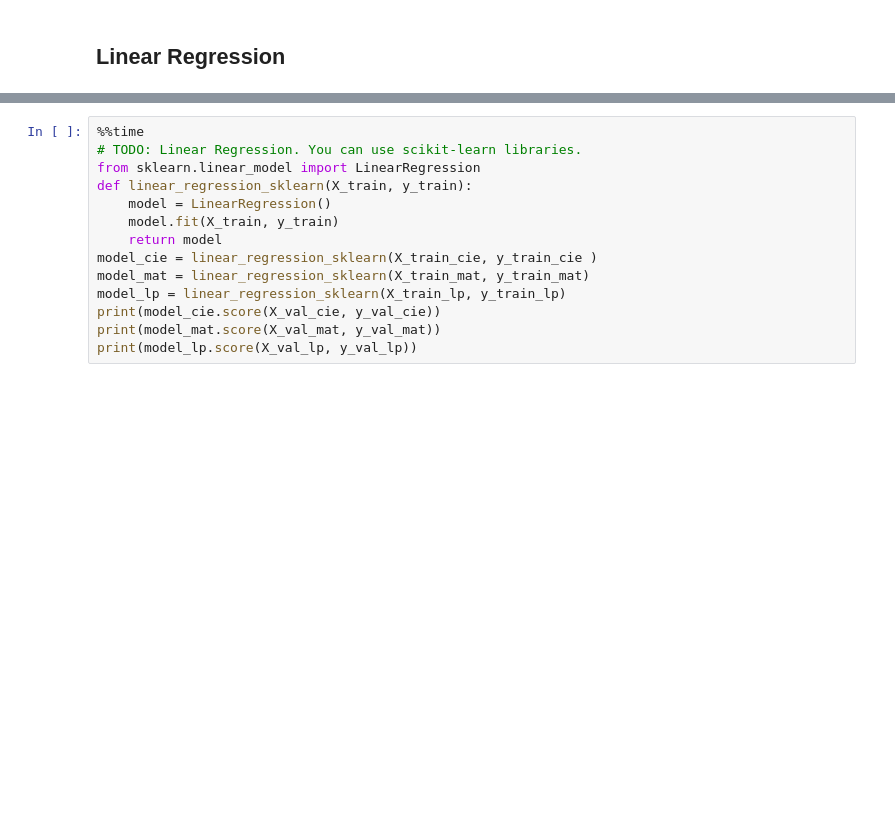
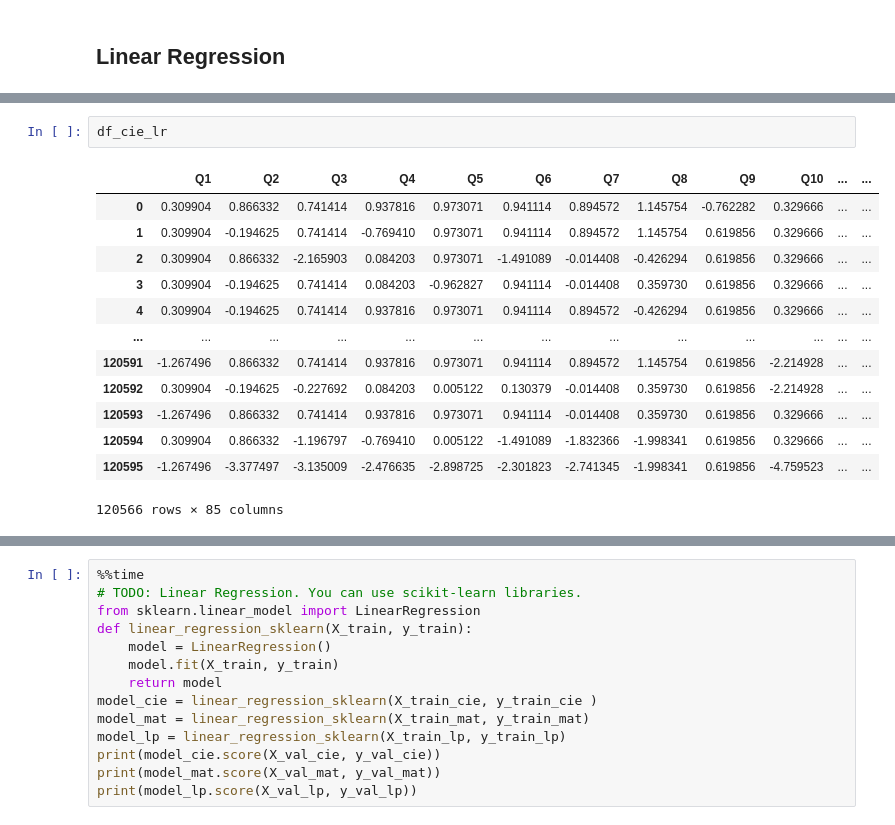
Before and after one commit to arthurcbaia/mc886, a Jupyter notebook: Copy_of_2022s2_mc886mo444_assignment_02.ipynb, the cells around one changed output, grey strips where cells are left out. Saved outputs shown, nothing was run; the diff lists cells and outputs as text; blank space fills up the shorter version.

```diff
--- a/Copy_of_2022s2_mc886mo444_assignment_02.ipynb
+++ b/Copy_of_2022s2_mc886mo444_assignment_02.ipynb
@@ -669,0 +657,16 @@ Wall time: 36.4 s
+# %%
+df_cie_lr
+# %% [output]
+|  | Q1 | Q2 | Q3 | Q4 | Q5 | Q6 | Q7 | Q8 | Q9 | Q10 | ... | ... |
+| 0 | 0.309904 | 0.866332 | 0.741414 | 0.937816 | 0.973071 | 0.941114 | 0.894572 | 1.145754 | -0.762282 | 0.329666 | ... | ... |
+| 1 | 0.309904 | -0.194625 | 0.741414 | -0.769410 | 0.973071 | 0.941114 | 0.894572 | 1.145754 | 0.619856 | 0.329666 | ... | ... |
+| 2 | 0.309904 | 0.866332 | -2.165903 | 0.084203 | 0.973071 | -1.491089 | -0.014408 | -0.426294 | 0.619856 | 0.329666 | ... | ... |
+| 3 | 0.309904 | -0.194625 | 0.741414 | 0.084203 | -0.962827 | 0.941114 | -0.014408 | 0.359730 | 0.619856 | 0.329666 | ... | ... |
+| 4 | 0.309904 | -0.194625 | 0.741414 | 0.937816 | 0.973071 | 0.941114 | 0.894572 | -0.426294 | 0.619856 | 0.329666 | ... | ... |
+| ... | ... | ... | ... | ... | ... | ... | ... | ... | ... | ... | ... | ... |
+| 120591 | -1.267496 | 0.866332 | 0.741414 | 0.937816 | 0.973071 | 0.941114 | 0.894572 | 1.145754 | 0.619856 | -2.214928 | ... | ... |
+| 120592 | 0.309904 | -0.194625 | -0.227692 | 0.084203 | 0.005122 | 0.130379 | -0.014408 | 0.359730 | 0.619856 | -2.214928 | ... | ... |
+| 120593 | -1.267496 | 0.866332 | 0.741414 | 0.937816 | 0.973071 | 0.941114 | -0.014408 | 0.359730 | 0.619856 | 0.329666 | ... | ... |
+| 120594 | 0.309904 | 0.866332 | -1.196797 | -0.769410 | 0.005122 | -1.491089 | -1.832366 | -1.998341 | 0.619856 | 0.329666 | ... | ... |
+| 120595 | -1.267496 | -3.377497 | -3.135009 | -2.476635 | -2.898725 | -2.301823 | -2.741345 | -1.998341 | 0.619856 | -4.759523 | ... | ... |
+120566 rows × 85 columns
```
Also changed, not shown: parts of 20 cells of this notebook.
